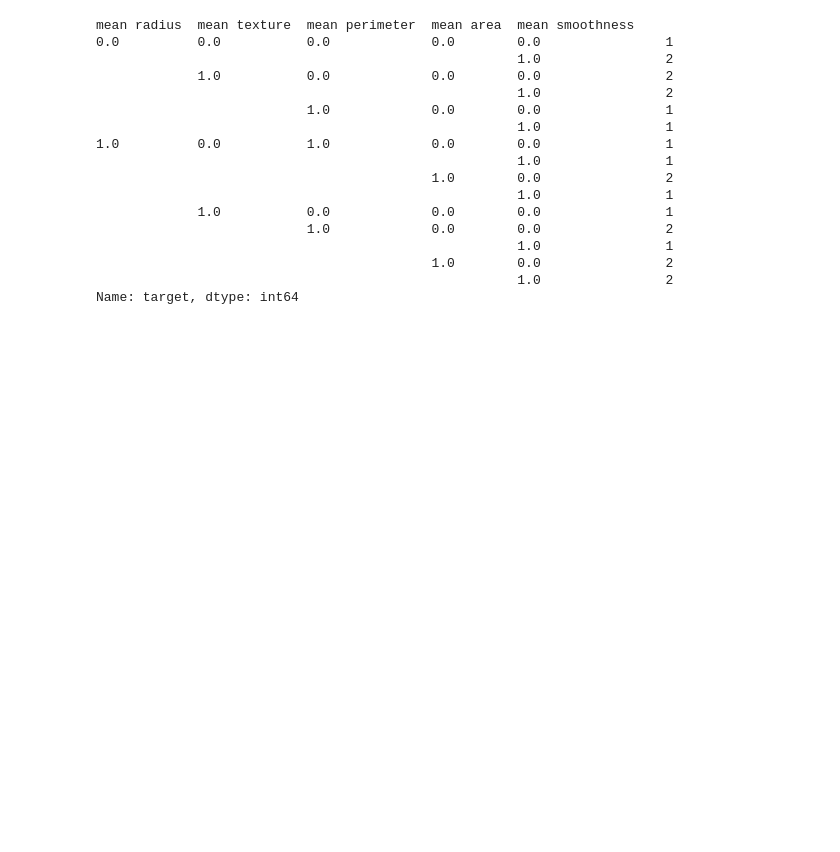
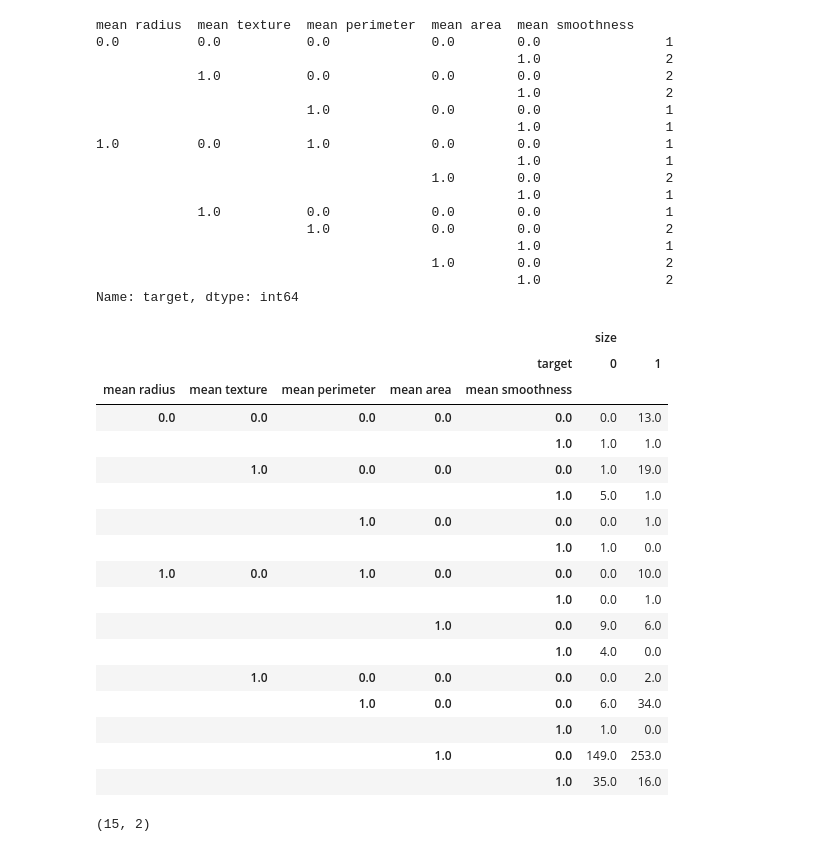
Before and after one commit to alessiorecchia/strive_exe, a Jupyter notebook: M1_Math/04. Probability/test.ipynb, the cells around one changed output. Cells and saved outputs as stored; diff of their text form; code cells hidden in the pictures; blank space fills up the shorter version.

```diff
--- a/M1_Math/04. Probability/test.ipynb
+++ b/M1_Math/04. Probability/test.ipynb
@@ -140,3 +122,31 @@ mean radius  mean texture  mean perimeter  mean area  mean smoothness
                                            1.0        0.0                2
                                                       1.0                2
 Name: target, dtype: int64
+# %%
+df_cpt = df_aggregated.pivot(index=['mean radius','mean texture', 'mean perimeter', 'mean area', 'mean smoothness'],
+                      columns='target')
+df_cpt = df_cpt.fillna(0)
+
+display(df_cpt)
+
+df_cpt.shape
+# %% [output]
+|  |  |  |  |  | size |  |
+|  |  |  |  | target | 0 | 1 |
+| mean radius | mean texture | mean perimeter | mean area | mean smoothness |  |  |
+| 0.0 | 0.0 | 0.0 | 0.0 | 0.0 | 0.0 | 13.0 |
+|  |  |  |  | 1.0 | 1.0 | 1.0 |
+|  | 1.0 | 0.0 | 0.0 | 0.0 | 1.0 | 19.0 |
+|  |  |  |  | 1.0 | 5.0 | 1.0 |
+|  |  | 1.0 | 0.0 | 0.0 | 0.0 | 1.0 |
+|  |  |  |  | 1.0 | 1.0 | 0.0 |
+| 1.0 | 0.0 | 1.0 | 0.0 | 0.0 | 0.0 | 10.0 |
+|  |  |  |  | 1.0 | 0.0 | 1.0 |
+|  |  |  | 1.0 | 0.0 | 9.0 | 6.0 |
+|  |  |  |  | 1.0 | 4.0 | 0.0 |
+|  | 1.0 | 0.0 | 0.0 | 0.0 | 0.0 | 2.0 |
+|  |  | 1.0 | 0.0 | 0.0 | 6.0 | 34.0 |
+|  |  |  |  | 1.0 | 1.0 | 0.0 |
+|  |  |  | 1.0 | 0.0 | 149.0 | 253.0 |
+|  |  |  |  | 1.0 | 35.0 | 16.0 |
+(15, 2)
```
Also changed, not shown: parts of 2 cells of this notebook.
